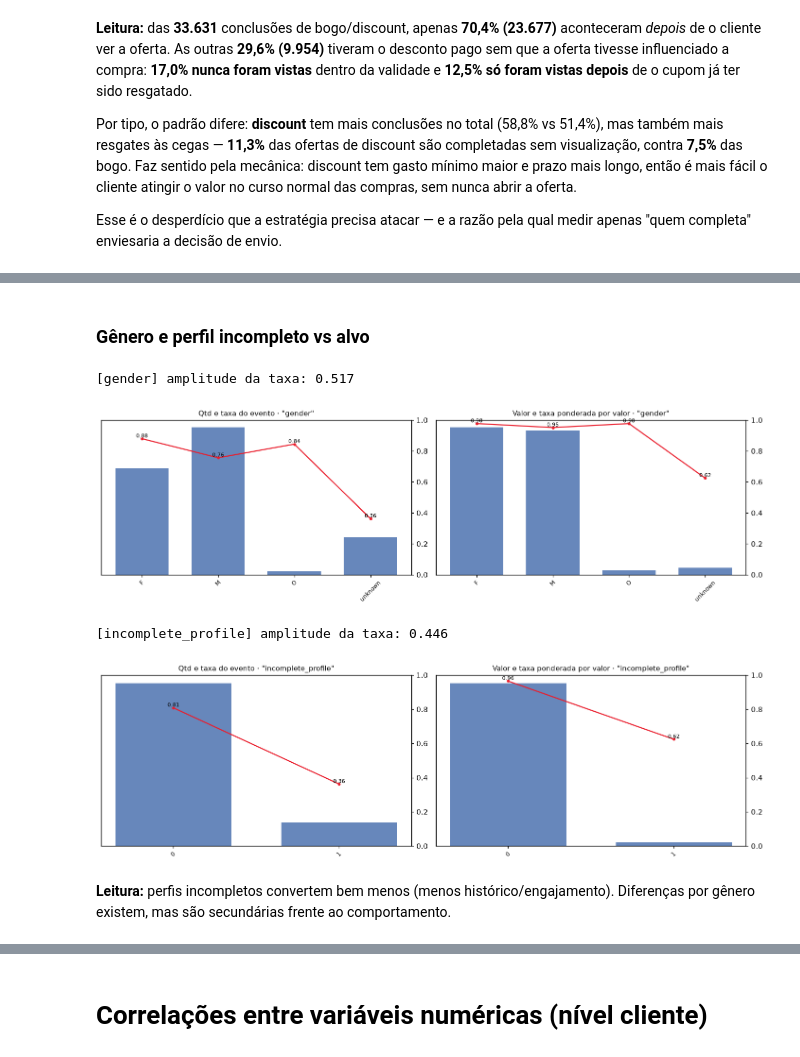
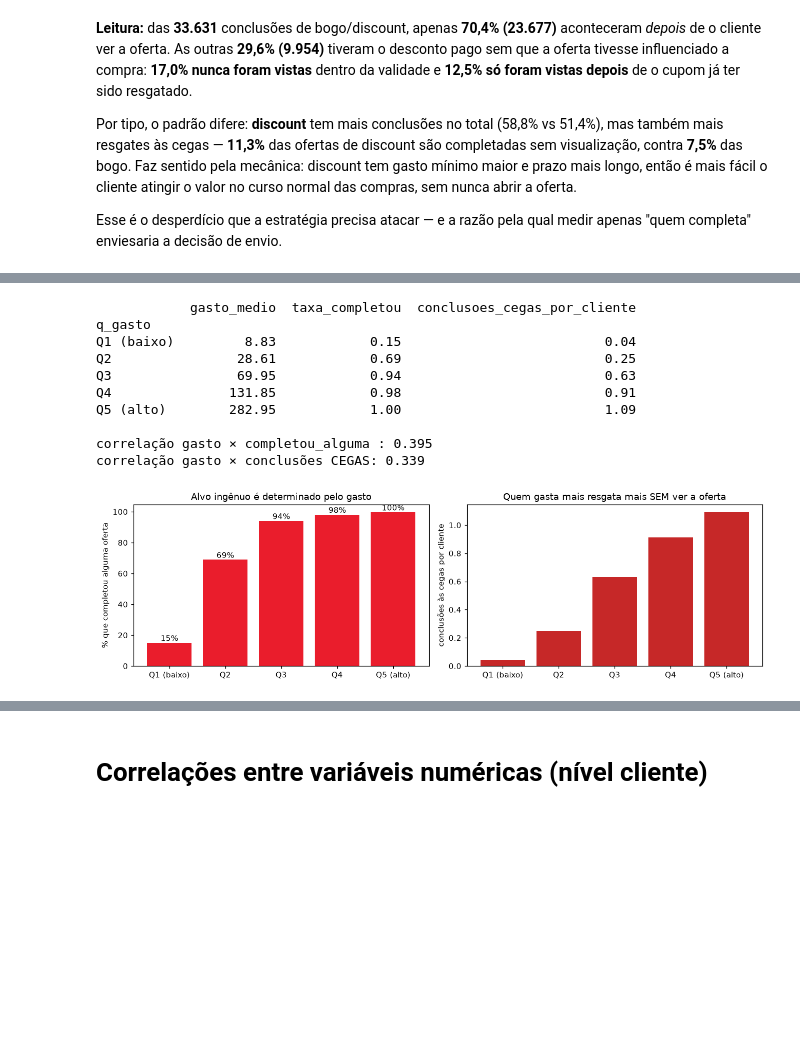
Before and after one commit to velosomn/ifood-case, a Jupyter notebook: notebooks/0_eda.ipynb, the cells around one changed output, grey strips where cells are left out. Drawn from its saved outputs; the diff is of its cells as text; code cells hidden in the pictures; blank space fills up the shorter version.

```diff
--- a/notebooks/0_eda.ipynb
+++ b/notebooks/0_eda.ipynb
@@ -852,15 +874,35 @@ clientes: 17000 | taxa alvo (completou alguma): 0.751
 | 2 | NaN | 2018-07-12 | unknown | 38fe809add3b4fcf9315a9694bb96ff5 | NaN | 14 | 0.04 | ... |
 | 3 | 75.0 | 2017-05-09 | F | 78afa995795e4d85b5d9ceeca43f5fef | 100000.0 | 443 | 1.21 | ... |
 | 4 | NaN | 2017-08-04 | unknown | a03223e636434f42ac4c3df47e8bac43 | NaN | 356 | 0.97 | ... |
-# %% [markdown]
-### Gênero e perfil incompleto vs alvo
-# %%
-_ = plot_bad_cbk(cust, 'gender', 'completou_alguma', 'total_spend', teto=1.0)
-_ = plot_bad_cbk(cust, 'incomplete_profile', 'completou_alguma', 'total_spend', teto=1.0)
-# %% [output]
-[gender] amplitude da taxa: 0.517
-[figure, removed]
-[incomplete_profile] amplitude da taxa: 0.446
-[figure, removed]
-# %% [markdown]
-**Leitura:** perfis incompletos convertem bem menos (menos histórico/engajamento). Diferenças por gênero existem, mas são secundárias frente ao comportamento.
+# %%
+cust['q_gasto'] = pd.qcut(cust.total_spend.rank(method='first'), 5,
+                          labels=['Q1 (baixo)','Q2','Q3','Q4','Q5 (alto)'])
+taut = cust.groupby('q_gasto', observed=True).agg(
+    gasto_medio=('total_spend','mean'),
+    taxa_completou=('completou_alguma','mean'),
+    conclusoes_cegas_por_cliente=('n_cegas','mean'))
+print(taut.round(2).to_string())
+print(f"\ncorrelação gasto × completou_alguma : {cust.total_spend.corr(cust.completou_alguma):.3f}")
+print(f"correlação gasto × conclusões CEGAS: {cust.total_spend.corr(cust.n_cegas):.3f}")
+
+fig, ax = plt.subplots(1, 2, figsize=(12, 3.6))
+ax[0].bar(taut.index.astype(str), taut.taxa_completou*100, color=IFOOD_RED)
+for i, v in enumerate(taut.taxa_completou*100): ax[0].text(i, v, f'{v:.0f}%', ha='center', va='bottom')
+ax[0].set_ylabel('% que completou alguma oferta'); ax[0].set_title('Alvo ingênuo é determinado pelo gasto')
+ax[0].tick_params(rotation=0)
+ax[1].bar(taut.index.astype(str), taut.conclusoes_cegas_por_cliente, color='#C62828')
+ax[1].set_ylabel('conclusões às cegas por cliente')
+ax[1].set_title('Quem gasta mais resgata mais SEM ver a oferta'); ax[1].tick_params(rotation=0)
+plt.tight_layout(); plt.show()
+# %% [output]
+            gasto_medio  taxa_completou  conclusoes_cegas_por_cliente
+q_gasto
+Q1 (baixo)         8.83            0.15                          0.04
+Q2                28.61            0.69                          0.25
+Q3                69.95            0.94                          0.63
+Q4               131.85            0.98                          0.91
+Q5 (alto)        282.95            1.00                          1.09
+
+correlação gasto × completou_alguma : 0.395
+correlação gasto × conclusões CEGAS: 0.339
+[figure, added]
```
Also changed, not shown: parts of 23 cells of this notebook, 1 other file.
